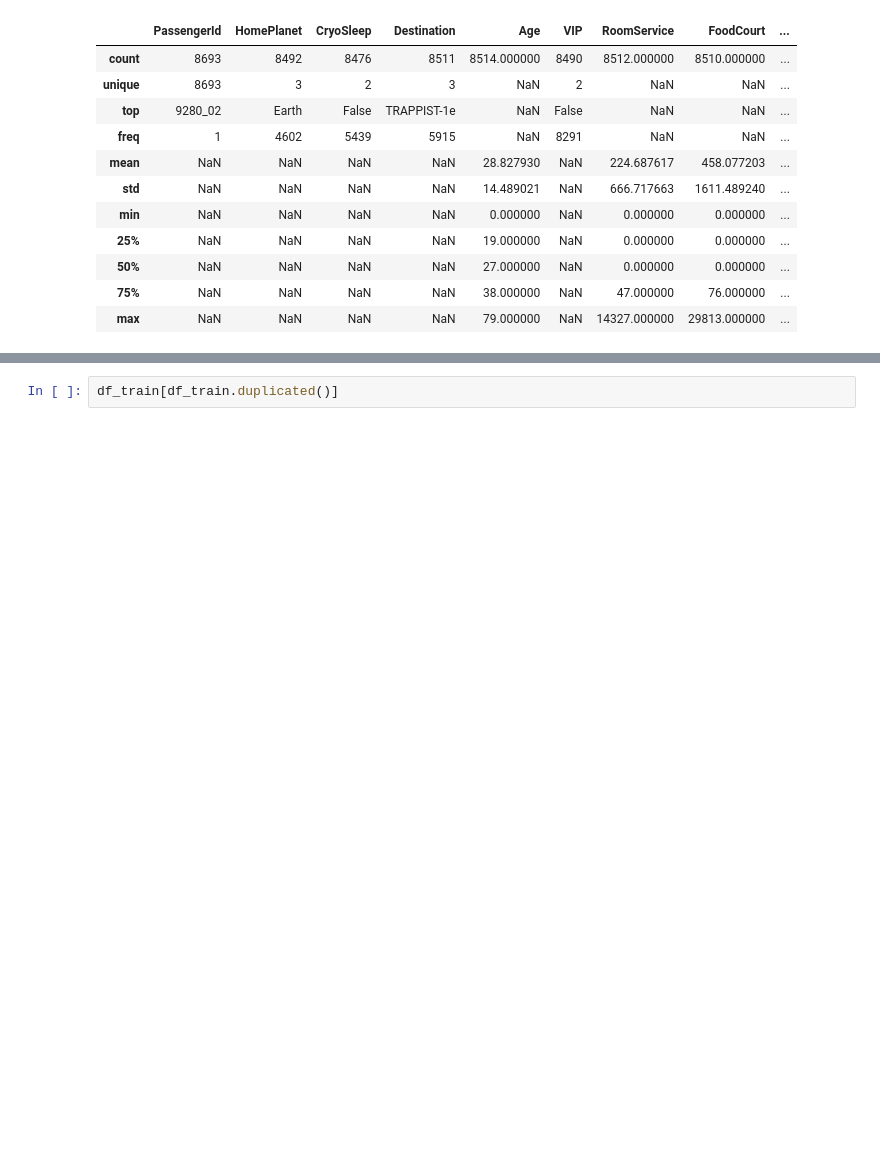
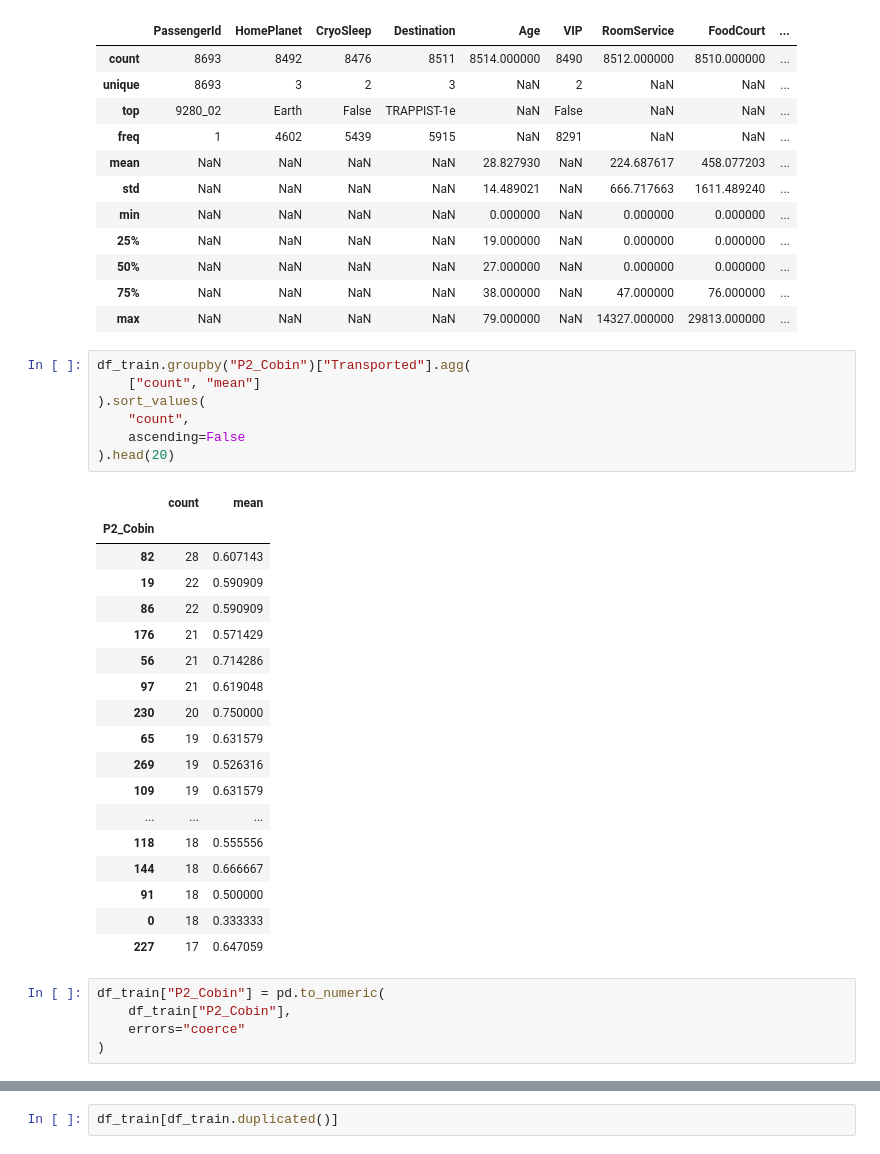
Before and after one commit to rezamirzaii/spaceship-titanic-ml, a Jupyter notebook: notebooks/spaceship_titanic.ipynb, the cells around one changed output, grey strips where cells are left out. Drawn from its saved outputs; the diff is of its cells as text; blank space fills up the shorter version.

```diff
--- a/notebooks/spaceship_titanic.ipynb
+++ b/notebooks/spaceship_titanic.ipynb
@@ -127,3 +127,34 @@ df_train.describe(include = 'all')
 | 50% | NaN | NaN | NaN | NaN | 27.000000 | NaN | 0.000000 | 0.000000 | ... |
 | 75% | NaN | NaN | NaN | NaN | 38.000000 | NaN | 47.000000 | 76.000000 | ... |
 | max | NaN | NaN | NaN | NaN | 79.000000 | NaN | 14327.000000 | 29813.000000 | ... |
+# %%
+df_train.groupby("P2_Cobin")["Transported"].agg(
+    ["count", "mean"]
+).sort_values(
+    "count",
+    ascending=False
+).head(20)
+# %% [output]
+|  | count | mean |
+| P2_Cobin |  |  |
+| 82 | 28 | 0.607143 |
+| 19 | 22 | 0.590909 |
+| 86 | 22 | 0.590909 |
+| 176 | 21 | 0.571429 |
+| 56 | 21 | 0.714286 |
+| 97 | 21 | 0.619048 |
+| 230 | 20 | 0.750000 |
+| 65 | 19 | 0.631579 |
+| 269 | 19 | 0.526316 |
+| 109 | 19 | 0.631579 |
+| ... | ... | ... |
+| 118 | 18 | 0.555556 |
+| 144 | 18 | 0.666667 |
+| 91 | 18 | 0.500000 |
+| 0 | 18 | 0.333333 |
+| 227 | 17 | 0.647059 |
+# %%
+df_train["P2_Cobin"] = pd.to_numeric(
+    df_train["P2_Cobin"],
+    errors="coerce"
+)
```
Also changed, not shown: parts of 35 cells of this notebook, 1 other file.
